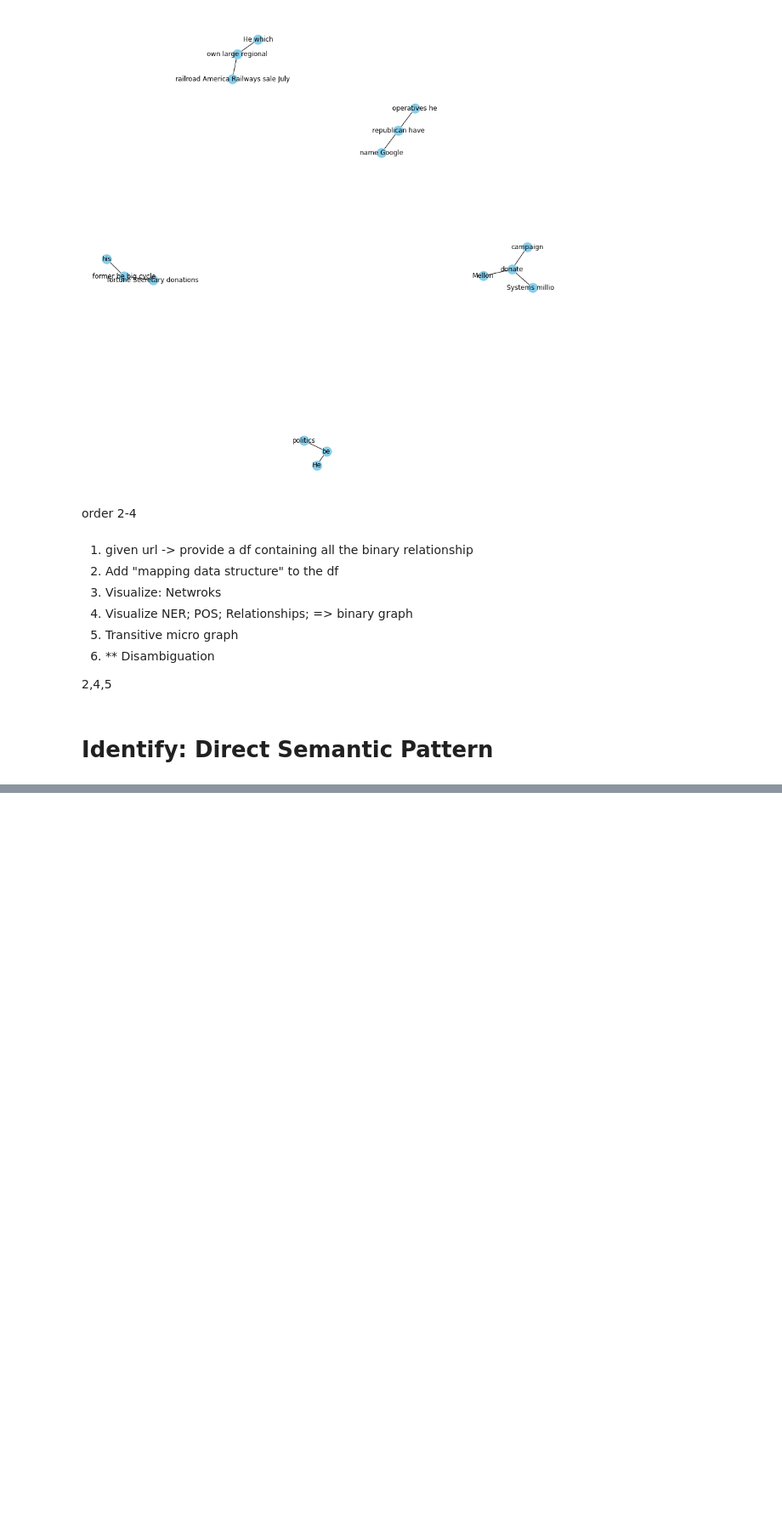
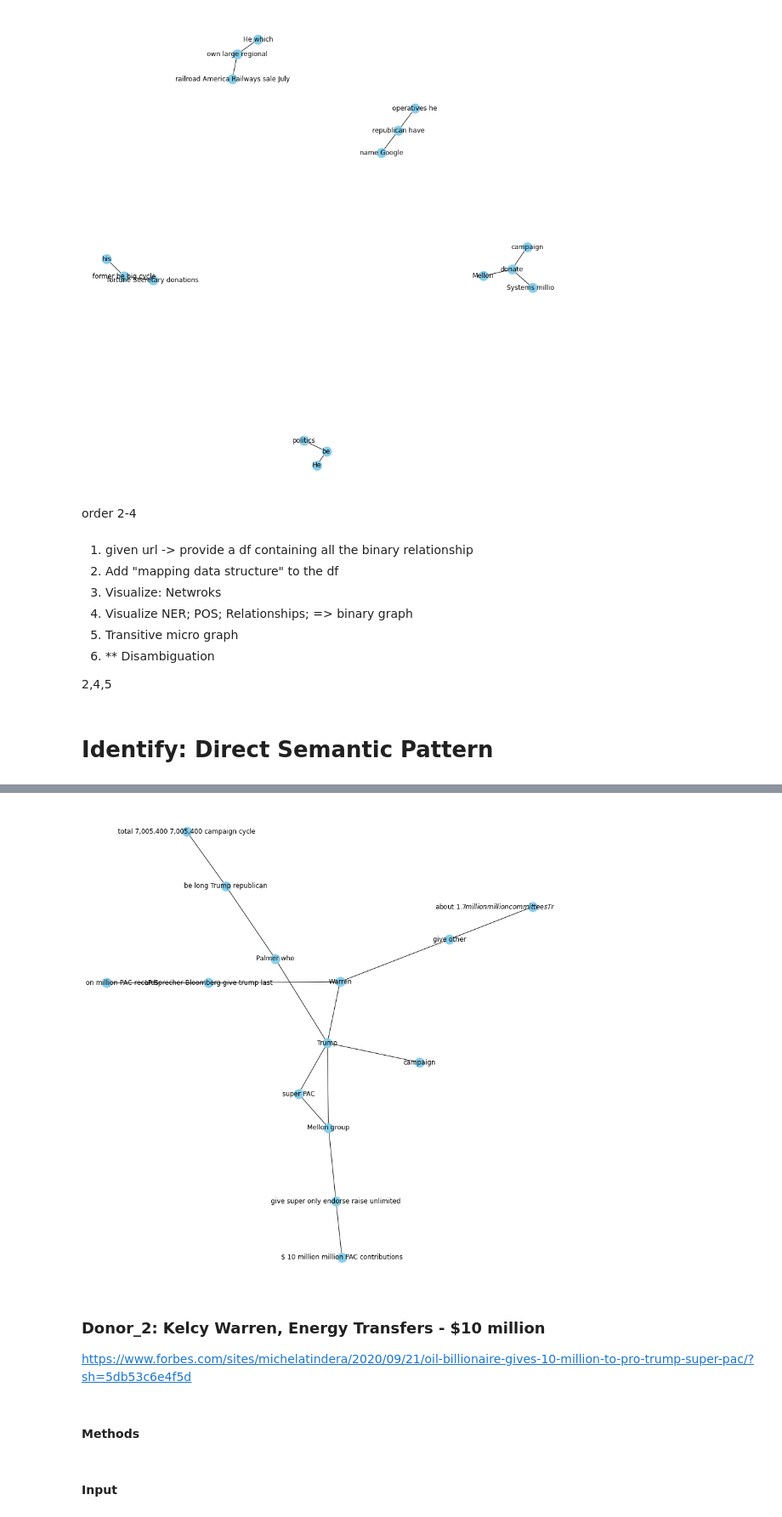
Before and after one commit to s-c-soma/deep_context_graph, a Jupyter notebook: code/StatementChecker_KnowledgeGraph_SemanticRelation.ipynb, the cells around one changed output, grey strips where cells are left out. Shown at 85% size. Saved outputs shown, nothing was run; the diff lists cells and outputs as text; code cells hidden in the pictures; blank space fills up the shorter version.

Commit message:
direct semantic rule implemented for 3 political donors

```diff
--- a/code/StatementChecker_KnowledgeGraph_SemanticRelation.ipynb
+++ b/code/StatementChecker_KnowledgeGraph_SemanticRelation.ipynb
@@ -1701,0 +1634,2 @@ Mr. Mellon gave 10 to President Trump
+# %%
+text = summary
@@ -1701,0 +1659,9 @@ Mr. Mellon gave 10 to President Trump
+# %%
+body = text #summary
+sentences = getSentences(body)
+nlp_model = spacy.load('en_core_web_sm')
+
+triples = []
+#print (body)
+for sentence in sentences:
+  triples.append(processSentence(sentence))
@@ -1701,0 +1695,10 @@ Mr. Mellon gave 10 to President Trump
+# %%
+#connector node (donor -> Trump->type)
+triples.append(('Mellon group',
+  'super PAC',
+  'Trump'))
+# %%
+for triple in triples:
+  if triple[0] == 'Mellon group':
+    #print(triple)
+    triples_save.append(triple)
@@ -1701,0 +1727,11 @@ Mr. Mellon gave 10 to President Trump
+# %%
+#deps = ["compound", "prep", "conj", "mod"]
+printGraph(triples_save)
+# %% [output]
+[figure, added]
+# %% [markdown]
+### Donor_2: Kelcy Warren, Energy Transfers - $10 million
+
+https://www.forbes.com/sites/michelatindera/2020/09/21/oil-billionaire-gives-10-million-to-pro-trump-super-pac/?sh=5db53c6e4f5d
+# %% [markdown]
+#### Methods
@@ -1701,0 +1865,2 @@ Mr. Mellon gave 10 to President Trump
+# %% [markdown]
+#### Input
```
Also changed, not shown: parts of 54 cells of this notebook.
